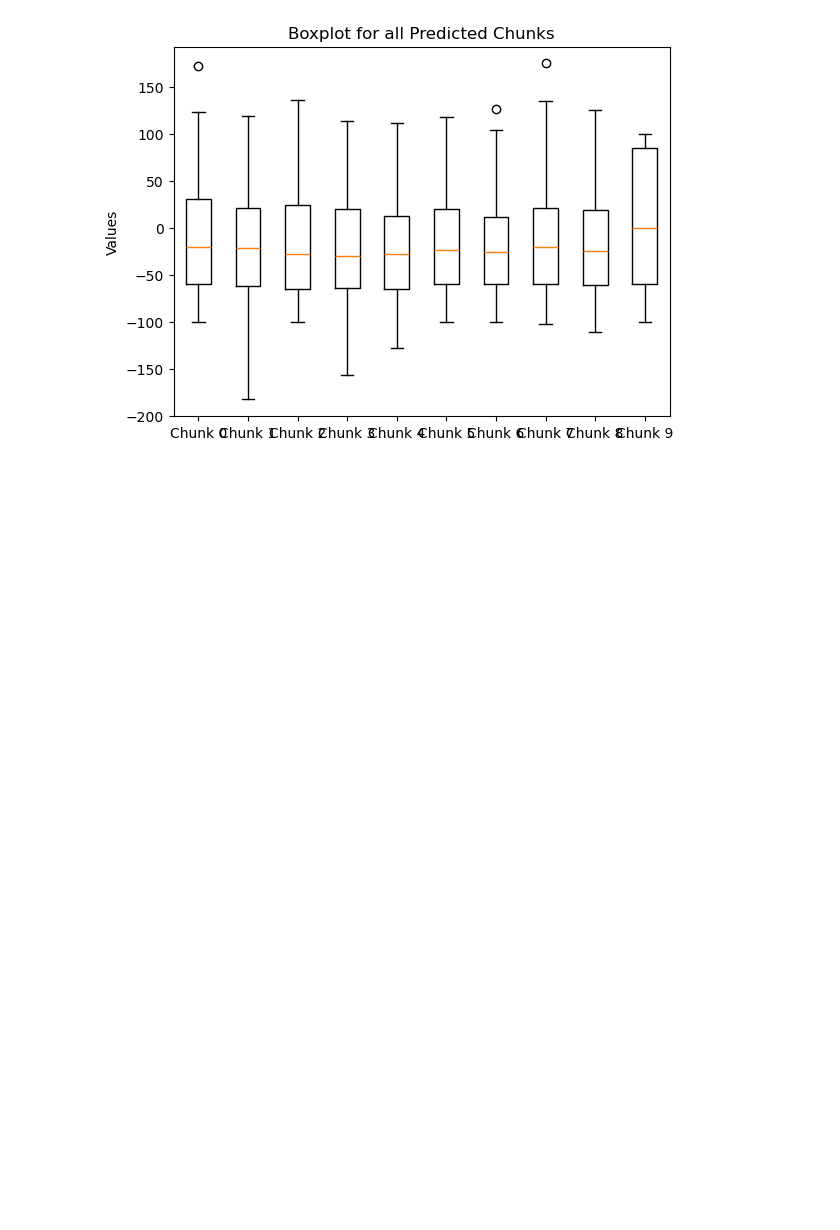
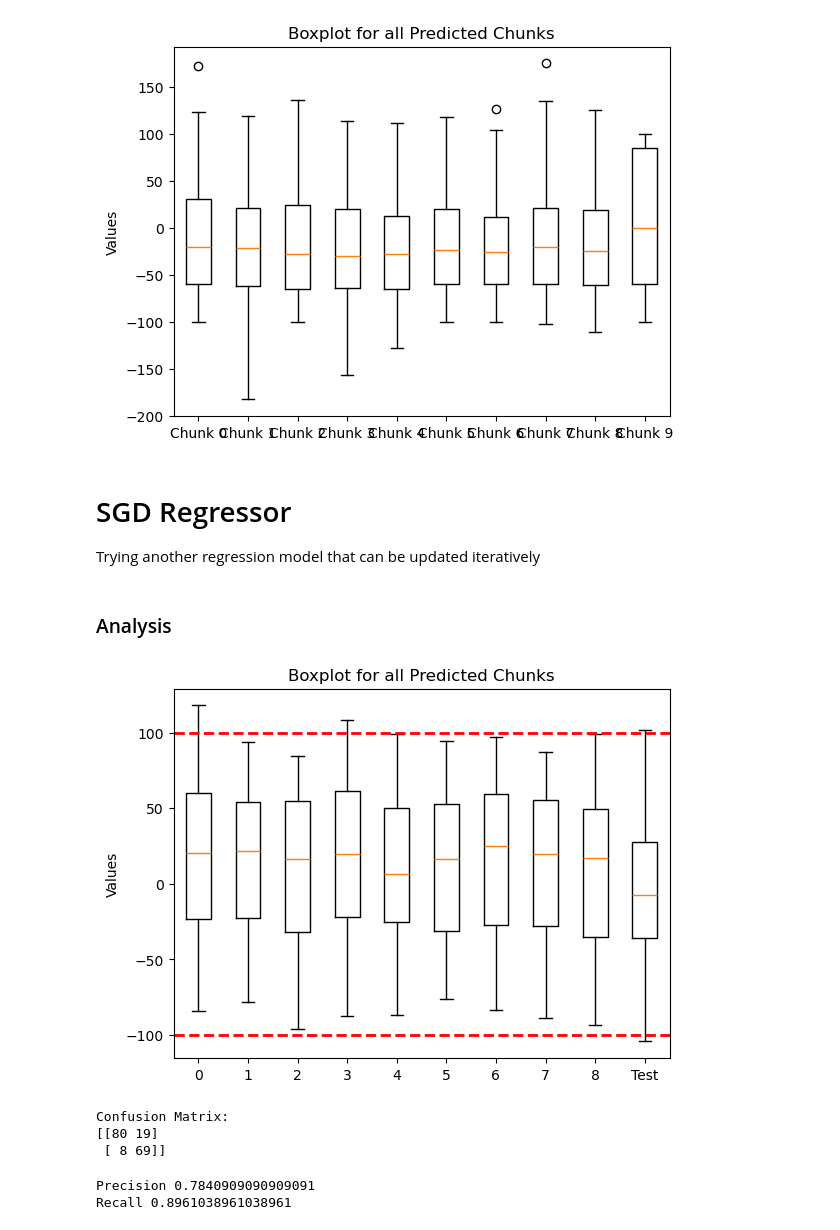
Before and after one commit to vickyli1015/Public-DSC180B-Functional-Connectivity-Project, a Jupyter notebook: regressor.ipynb, the cells around one changed output. Saved outputs shown, nothing was run; the diff lists cells and outputs as text; code cells hidden in the pictures; blank space fills up the shorter version.

```diff
--- a/regressor.ipynb
+++ b/regressor.ipynb
@@ -223,3 +223,60 @@ for i in range(len(allX)):
 [figure]
 [figure]
 [figure]
+# %% [markdown]
+# SGD Regressor
+
+Trying another regression model that can be updated iteratively
+# %%
+model = SGDRegressor(alpha=0.1, warm_start=True)
+all_pred = []
+for i in range(len(allX)-1):
+    dataX = allX[i]
+    dataY = allY[i]
+    model.fit(dataX, dataY)
+
+    y_pred = model.predict(allX[i])
+
+    all_pred.append(y_pred)
+# %%
+y_pred = model.predict(allX[-1])
+# %%
+all_pred = all_pred + [y_pred]
+# %% [markdown]
+### Analysis
+# %%
+ # Create boxplot
+plt.boxplot(all_pred, tick_labels = [f'{i}' for i in range(len(all_pred)-1)] + ['Test'])
+plt.axhline(y=-100, color='r', linestyle='--', linewidth=2)
+plt.axhline(y=100, color='r', linestyle='--', linewidth=2)
+
+
+# Add title
+plt.title("Boxplot for all Predicted Chunks")
+plt.ylabel("Values")
+
+plt.show()
+# %% [output]
+[figure, added]
+# %%
+y_test_binary = (y_pred > threshold).astype(int)
+y_pred_binary = (allY[-1] > threshold).astype(int)
+
+# Create the confusion matrix
+conf_matrix = confusion_matrix(y_test_binary, y_pred_binary)
+
+print("Confusion Matrix:")
+print(conf_matrix)
+# %% [output]
+Confusion Matrix:
+[[80 19]
+ [ 8 69]]
+# %%
+tn, fp, fn, tp = confusion_matrix(y_test_binary, y_pred_binary).ravel()
+precision = tp / (tp + fp)
+recall = tp / (tp + fn)
+print('Precision', precision)
+print('Recall', recall)
+# %% [output]
+Precision 0.7840909090909091
+Recall 0.8961038961038961
```
Also changed, not shown: parts of 7 cells of this notebook.
